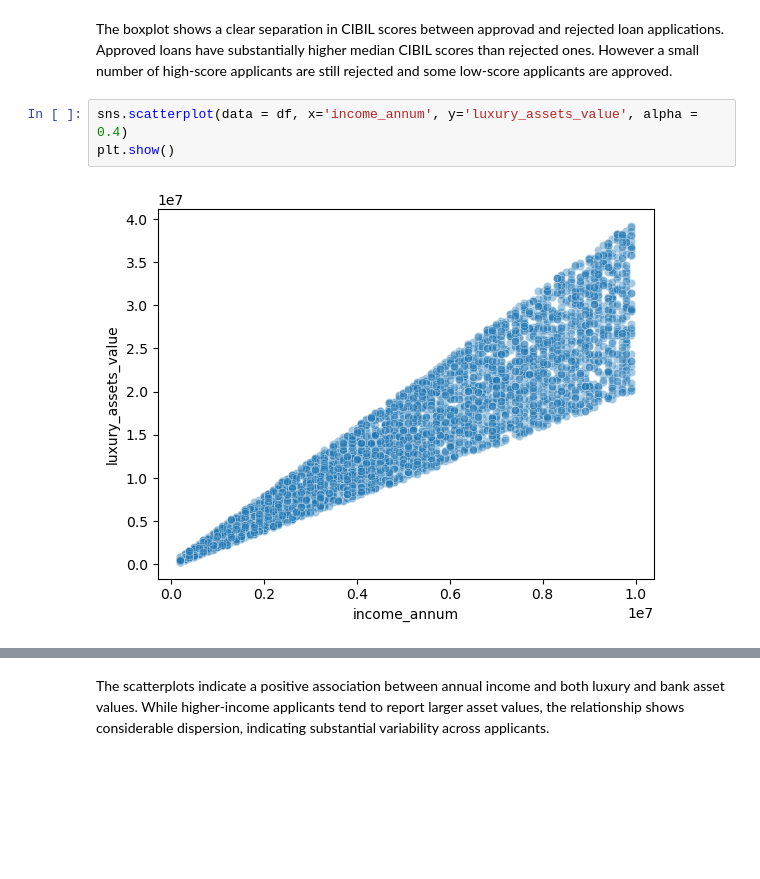
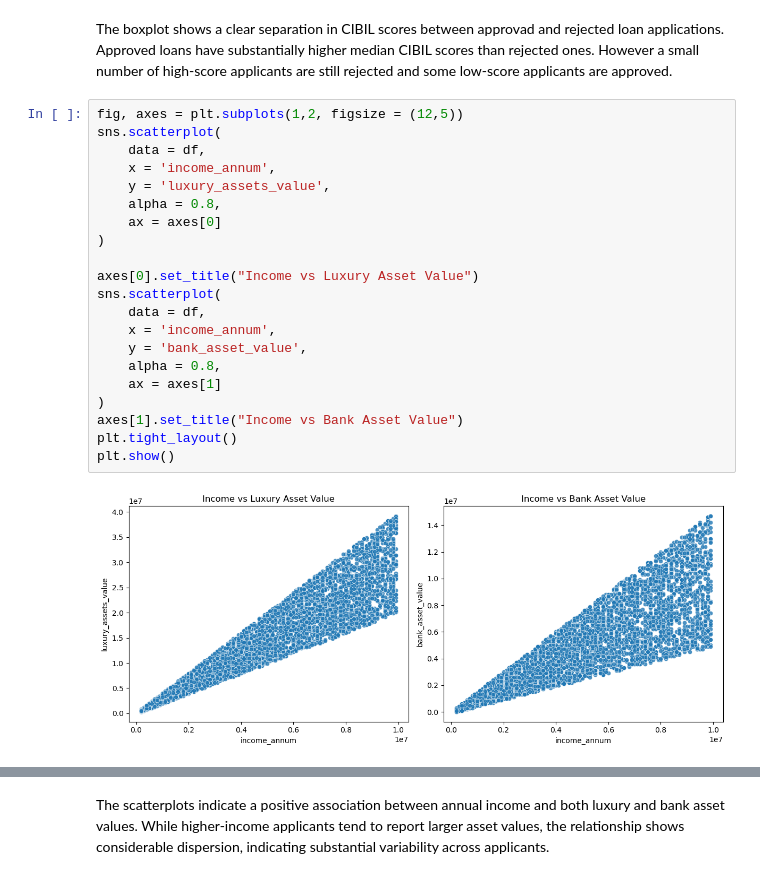
Before and after one commit to TaisyToming/data-science-projects, a Jupyter notebook: Loan Approval Prediction/Loan Approval Prediction.ipynb, the cells around one changed output, grey strips where cells are left out. Drawn from its saved outputs; the diff is of its cells as text; blank space fills up the shorter version.

```diff
--- a/Loan Approval Prediction/Loan Approval Prediction.ipynb
+++ b/Loan Approval Prediction/Loan Approval Prediction.ipynb
@@ -206,7 +228,25 @@ sns.boxplot(data = df, x = 'loan_status', y = 'cibil_score')
 # %% [markdown]
 The boxplot shows a clear separation in CIBIL scores between approvad and rejected loan applications. Approved loans have substantially higher median CIBIL scores than rejected ones. However a small number of high-score applicants are still rejected and some low-score applicants are approved.
 # %%
-sns.scatterplot(data = df, x='income_annum', y='luxury_assets_value', alpha = 0.4)
+fig, axes = plt.subplots(1,2, figsize = (12,5))
+sns.scatterplot(
+    data = df,
+    x = 'income_annum',
+    y = 'luxury_assets_value',
+    alpha = 0.8,
+    ax = axes[0]
+)
+
+axes[0].set_title("Income vs Luxury Asset Value")
+sns.scatterplot(
+    data = df,
+    x = 'income_annum',
+    y = 'bank_asset_value',
+    alpha = 0.8,
+    ax = axes[1]
+)
+axes[1].set_title("Income vs Bank Asset Value")
+plt.tight_layout()
 plt.show()
 # %% [output]
-[figure, old version]
+[figure, new version]
```
Also changed, not shown: parts of 31 cells of this notebook.
